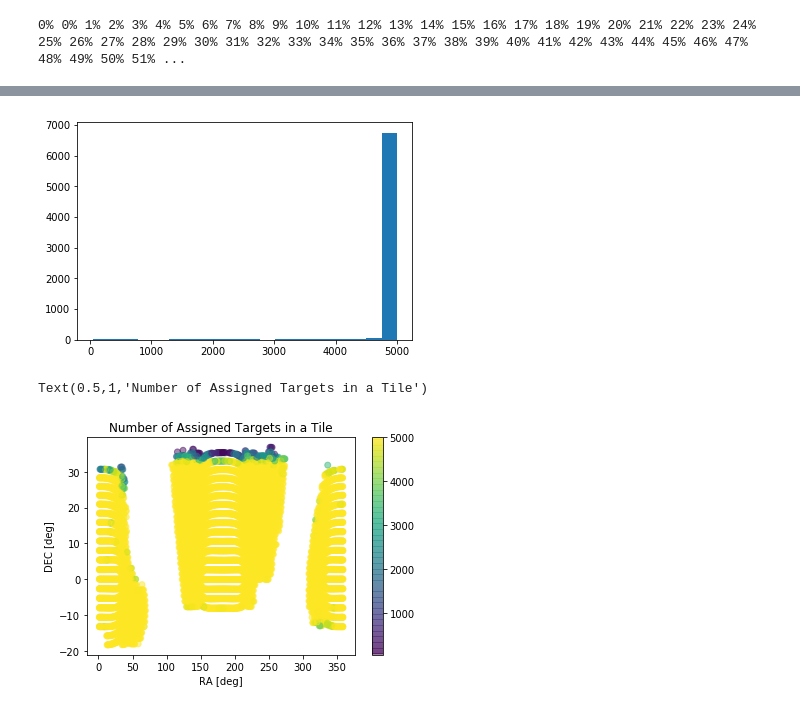
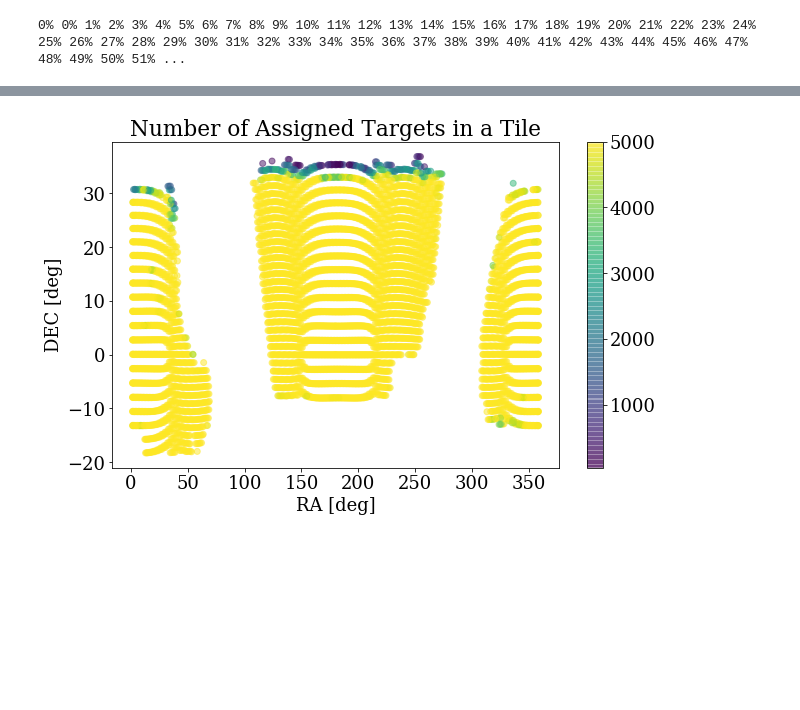
Before and after one commit to forero/fiberassign_explore, a Jupyter notebook: stats_observations.ipynb, the cells around one changed output, grey strips where cells are left out. Drawn from its saved outputs; the diff is of its cells as text; code cells hidden in the pictures; blank space fills up the shorter version.

Commit message:
updated plots

```diff
--- a/stats_observations.ipynb
+++ b/stats_observations.ipynb
@@ -152,13 +139,12 @@ _ = plt.hist(all_science, bins=20)
-# %%
-_ = plt.hist(all_science+all_sky+all_std, bins=20)
-# %% [output]
-[figure, removed]
 # %%
+plt.figure(figsize=(10,6))
+plt.rc('text', usetex=False,)
+plt.rc('font', family='serif', size=18)
 plt.scatter(all_ra, all_dec, c=all_science+all_sky+all_std, alpha=0.5)
 plt.xlabel('RA [deg]')
 plt.ylabel('DEC [deg]')
 plt.colorbar()
 plt.title('Number of Assigned Targets in a Tile')
+plt.savefig('doc/assigned_ra_dec.pdf')
 # %% [output]
-Text(0.5,1,'Number of Assigned Targets in a Tile')
-[figure, old version]
+[figure, new version]
```
Also changed, not shown: parts of 11 cells of this notebook, 2 other files.
